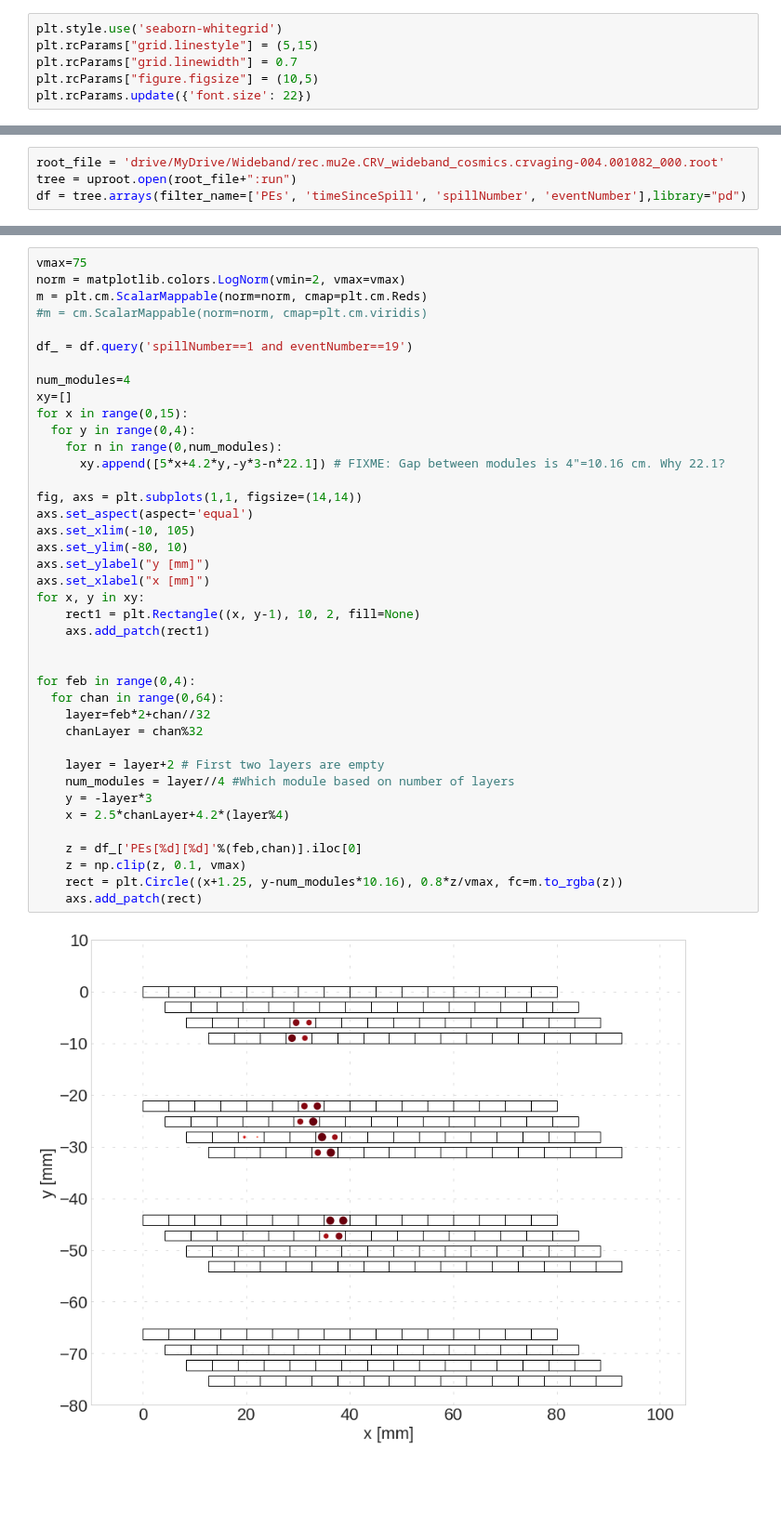
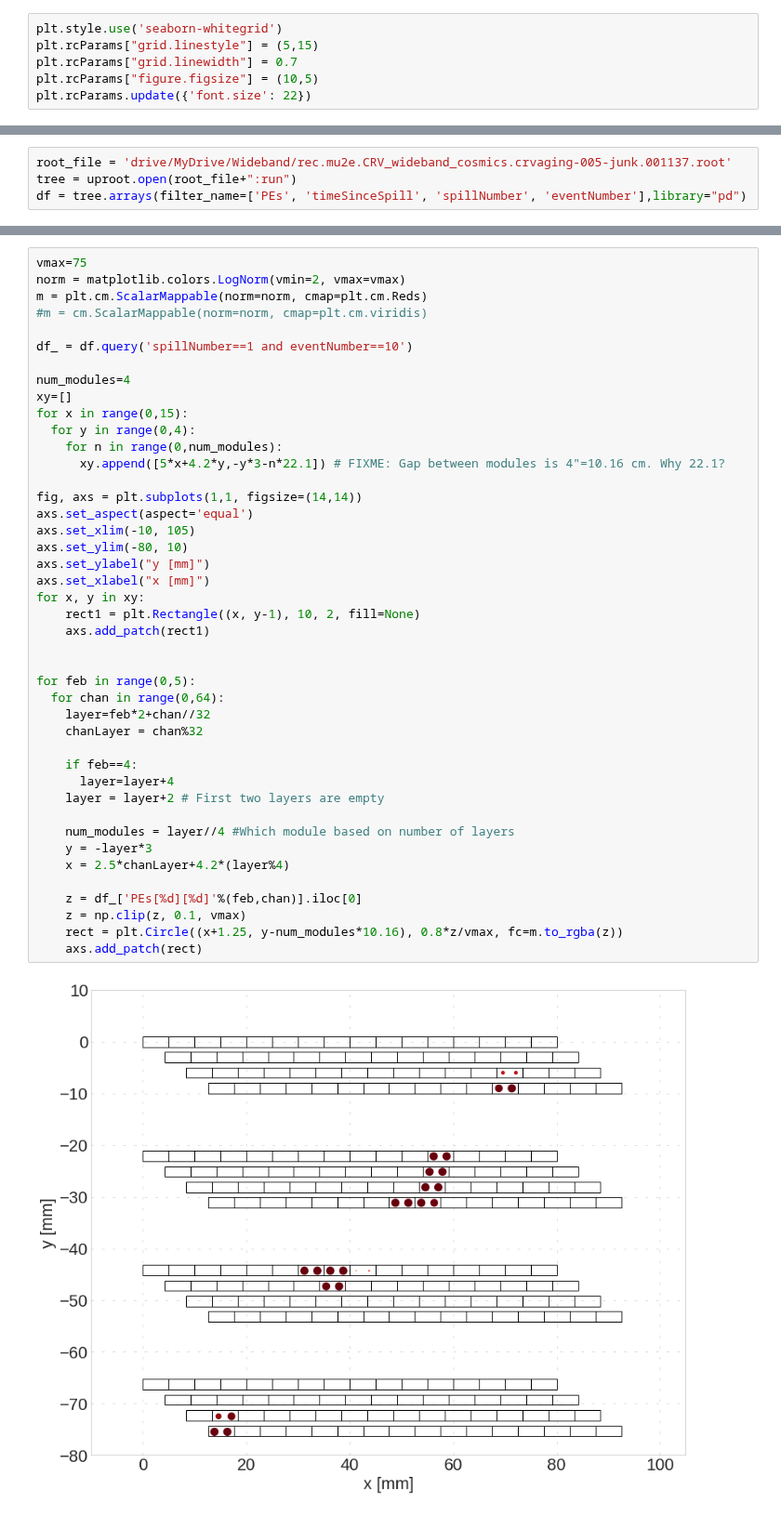
Before and after one commit to oksuzian/Mu2eANL, a Jupyter notebook: Wideband/WidebandAna.ipynb, the cells around one changed output, grey strips where cells are left out. Shown at 93% size. Saved outputs shown, nothing was run; the diff lists cells and outputs as text; blank space fills up the shorter version.

```diff
--- a/Wideband/WidebandAna.ipynb
+++ b/Wideband/WidebandAna.ipynb
@@ -37,5 +55,5 @@ if False:
 # %%
-root_file = 'drive/MyDrive/Wideband/rec.mu2e.CRV_wideband_cosmics.crvaging-004.001082_000.root'
+root_file = 'drive/MyDrive/Wideband/rec.mu2e.CRV_wideband_cosmics.crvaging-005-junk.001137.root'
 tree = uproot.open(root_file+":run")
 df = tree.arrays(filter_name=['PEs', 'timeSinceSpill', 'spillNumber', 'eventNumber'],library="pd")
 # %%
@@ -69,39 +89,42 @@ norm = matplotlib.colors.LogNorm(vmin=2, vmax=vmax)
 m = plt.cm.ScalarMappable(norm=norm, cmap=plt.cm.Reds)
 #m = cm.ScalarMappable(norm=norm, cmap=plt.cm.viridis)
 
-df_ = df.query('spillNumber==1 and eventNumber==19')
+df_ = df.query('spillNumber==1 and eventNumber==10')
 
 num_modules=4
 xy=[]
 for x in range(0,15):
   for y in range(0,4):
     for n in range(0,num_modules):
       xy.append([5*x+4.2*y,-y*3-n*22.1]) # FIXME: Gap between modules is 4"=10.16 cm. Why 22.1?
 
 fig, axs = plt.subplots(1,1, figsize=(14,14))
 axs.set_aspect(aspect='equal')
 axs.set_xlim(-10, 105)
 axs.set_ylim(-80, 10)
 axs.set_ylabel("y [mm]")
 axs.set_xlabel("x [mm]")
 for x, y in xy:
     rect1 = plt.Rectangle((x, y-1), 10, 2, fill=None)
     axs.add_patch(rect1)
 
 
-for feb in range(0,4):
+for feb in range(0,5):
   for chan in range(0,64):
     layer=feb*2+chan//32
     chanLayer = chan%32
 
+    if feb==4:
+      layer=layer+4
     layer = layer+2 # First two layers are empty
+
     num_modules = layer//4 #Which module based on number of layers
     y = -layer*3
     x = 2.5*chanLayer+4.2*(layer%4)
 
     z = df_['PEs[%d][%d]'%(feb,chan)].iloc[0]
     z = np.clip(z, 0.1, vmax)
     rect = plt.Circle((x+1.25, y-num_modules*10.16), 0.8*z/vmax, fc=m.to_rgba(z))
     axs.add_patch(rect)
 # %% [output]
-[figure, old version]
+[figure, new version]
```
Also changed, not shown: parts of 5 cells of this notebook.
